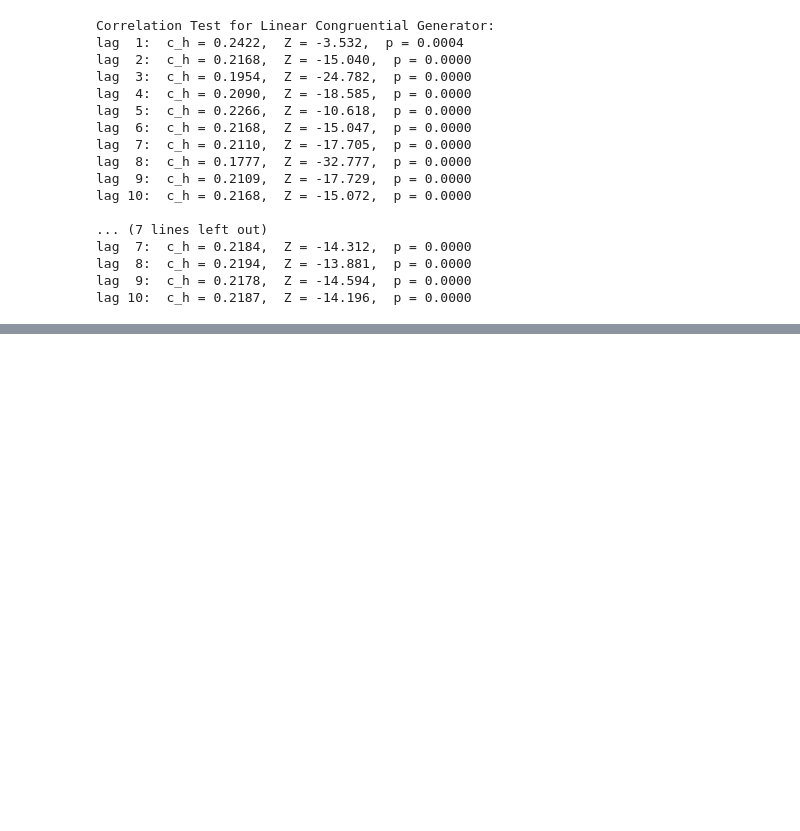
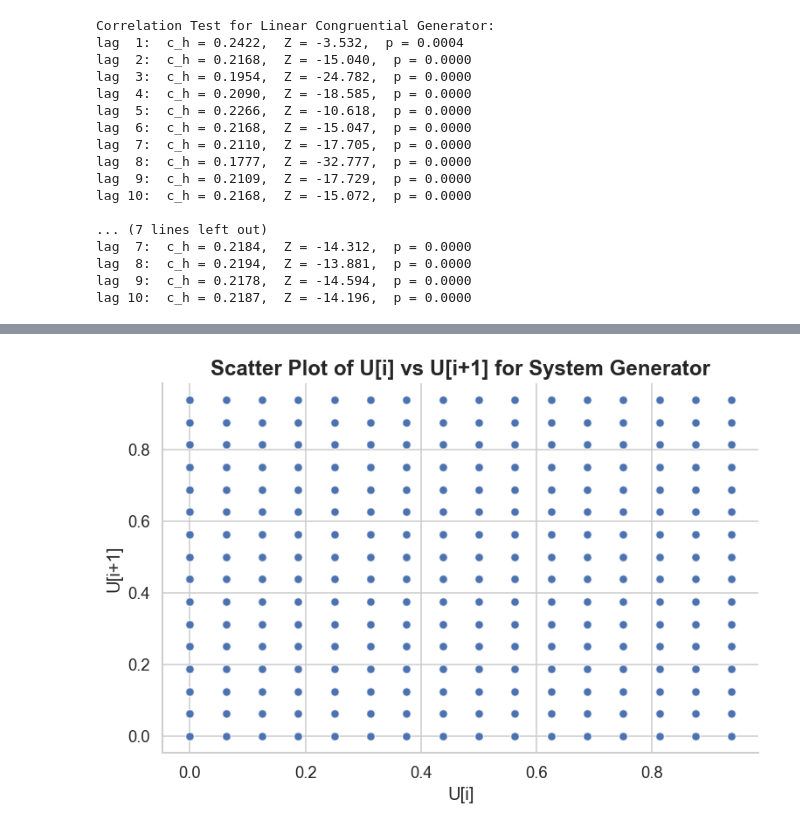
Before and after one commit to linusjuni/stochastic-simulation, a Jupyter notebook: exercises/day1/ex1.ipynb, the cells around one changed output, grey strips where cells are left out. Cells and saved outputs as stored; diff of their text form; code cells hidden in the pictures; blank space fills up the shorter version.

```diff
--- a/exercises/day1/ex1.ipynb
+++ b/exercises/day1/ex1.ipynb
@@ -284,0 +293,8 @@ lag 10:  c_h = 0.2187,  Z = -14.196,  p = 0.0000
+# %%
+sns.scatterplot(x=U_sys[:-1], y=U_sys[1:], alpha=0.5)
+plt.title("Scatter Plot of U[i] vs U[i+1] for System Generator")
+plt.xlabel("U[i]")
+plt.ylabel("U[i+1]")
+plt.show()
+# %% [output]
+[figure, added]
```
Also changed, not shown: parts of 10 cells of this notebook, 2 other files.
